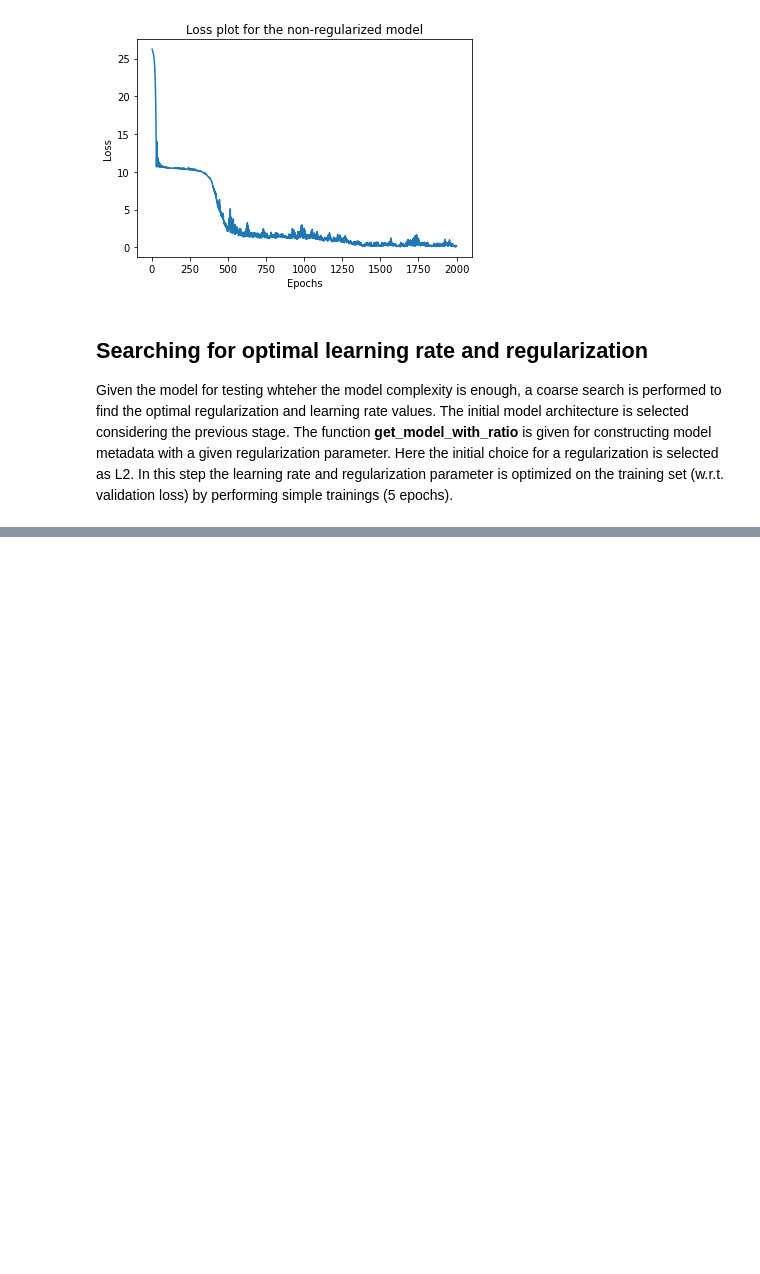
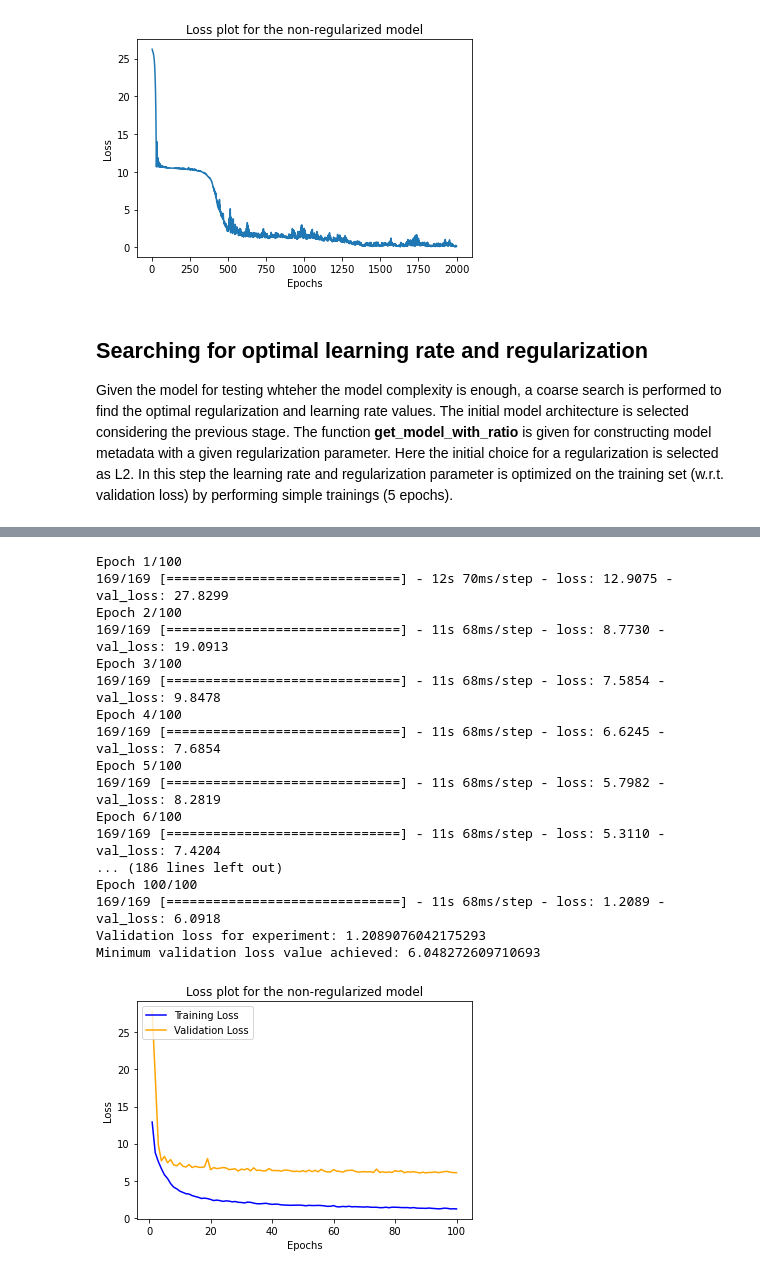
Before and after one commit to yusufdalva/CS559_Homework, a Jupyter notebook: Optimizing the model.ipynb, the cells around one changed output, grey strips where cells are left out. Cells and saved outputs as stored; diff of their text form; code cells hidden in the pictures; blank space fills up the shorter version.

Commit message:
Updated experiments

```diff
--- a/Optimizing the model.ipynb
+++ b/Optimizing the model.ipynb
@@ -210,0 +221,49 @@ print(exp_results_2[:10])
+# %%
+def visualize_experiment(history):
+    losses = history.history["loss"]
+    valid_losses = history.history["val_loss"]
+    print("Validation loss for experiment: {}".format(losses[-1]))
+    print("Minimum validation loss value achieved: {}".format(np.amin(valid_losses)))
+    plt.plot(range(1, len(losses) + 1), losses, color="blue", label="Training Loss")
+    plt.plot(range(1, len(losses) + 1), valid_losses, color="orange", label="Validation Loss")
+    plt.xlabel("Epochs")
+    plt.ylabel("Loss")
+    plt.title("Loss plot for the non-regularized model")
+    plt.legend(loc="upper left")
+# %%
+# Option 1: Using batch normalization at every convolution layer
+def batchnorm_opt_1(template_model, reg_ratio, lr, training_samples, training_labels, valid_samples, valid_labels):
+    batchnorm_model = template_model.copy()
+    batchnorm_model = get_model_with_reg(template_model, reg_ratio)
+    for layer in batchnorm_model:
+        if layer["type"] == "conv2d":
+            layer["batch_norm"] = True
+    exp_model = AgeModel(batchnorm_model, "channels_last")
+    exp_model.build_comp_graph((None, 91, 91, 1))
+    optim = tf.keras.optimizers.Adam(learning_rate=lr)
+    loss = tf.keras.losses.MeanAbsoluteError()
+    exp_model.compile(loss=loss, optimizer=optim)
+    history = exp_model.fit(x=training_samples, y=training_labels, epochs=100, verbose=1, validation_data=(valid_samples, valid_labels))
+    return history
+# %%
+hist = batchnorm_opt_1(non_regularized_model, 1e-5, 1e-4, train_samples, train_labels, val_samples, val_labels)
+visualize_experiment(hist)
+# %% [output]
+Epoch 1/100
+169/169 [==============================] - 12s 70ms/step - loss: 12.9075 - val_loss: 27.8299
+Epoch 2/100
+169/169 [==============================] - 11s 68ms/step - loss: 8.7730 - val_loss: 19.0913
+Epoch 3/100
+169/169 [==============================] - 11s 68ms/step - loss: 7.5854 - val_loss: 9.8478
+Epoch 4/100
+169/169 [==============================] - 11s 68ms/step - loss: 6.6245 - val_loss: 7.6854
+Epoch 5/100
+169/169 [==============================] - 11s 68ms/step - loss: 5.7982 - val_loss: 8.2819
+Epoch 6/100
+169/169 [==============================] - 11s 68ms/step - loss: 5.3110 - val_loss: 7.4204
+... (186 lines left out)
+Epoch 100/100
+169/169 [==============================] - 11s 68ms/step - loss: 1.2089 - val_loss: 6.0918
+Validation loss for experiment: 1.2089076042175293
+Minimum validation loss value achieved: 6.048272609710693
+[figure, added]
```
Also changed, not shown: parts of 8 cells of this notebook.
